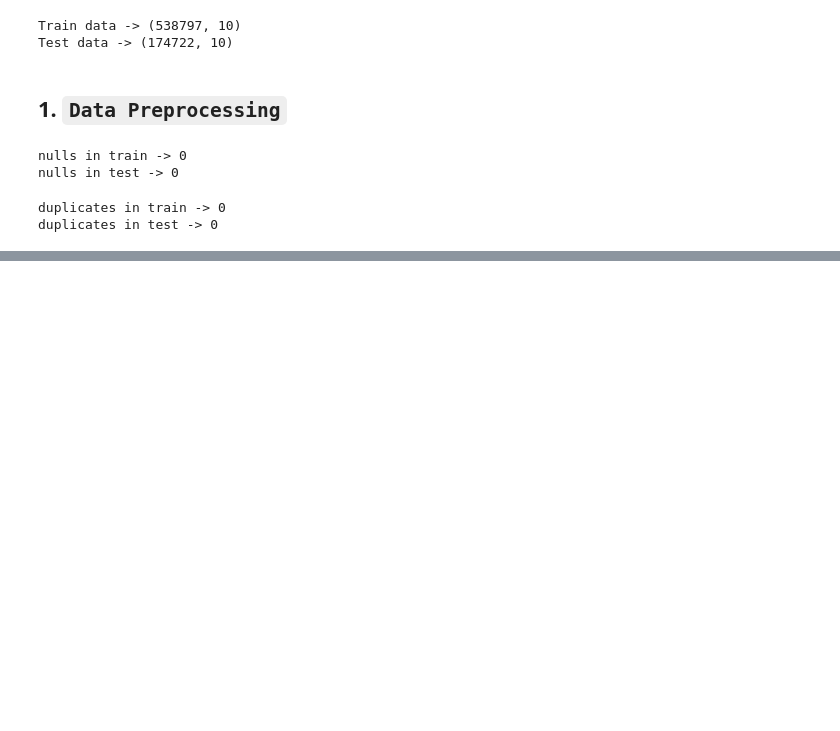
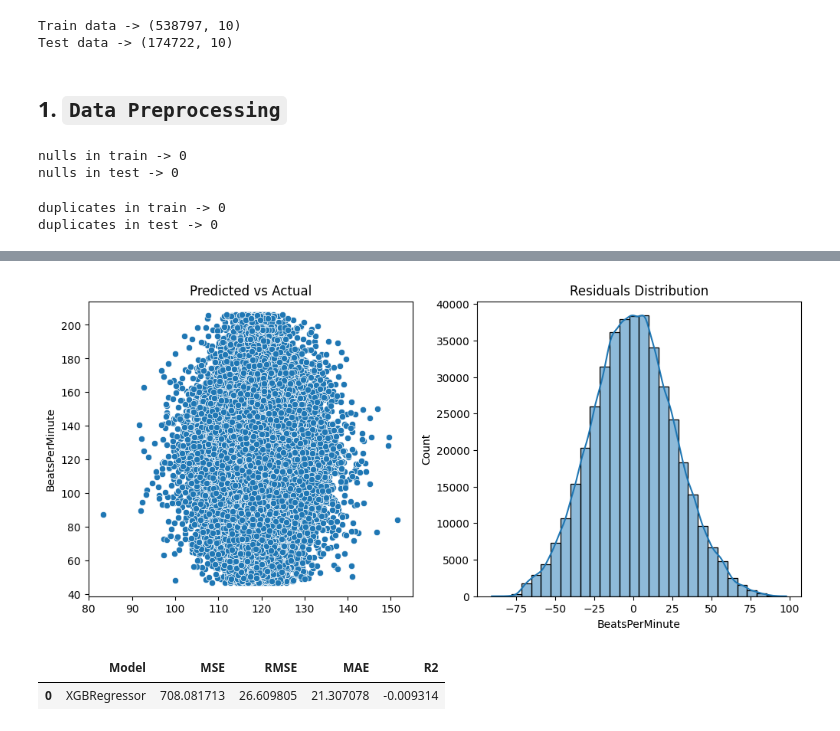
Before and after one commit to KarthikNot/Kaggle-S5E9, a Jupyter notebook: notebooks/Kaggle S5E9.ipynb, the cells around one changed output, grey strips where cells are left out. Drawn from its saved outputs; the diff is of its cells as text; code cells hidden in the pictures; blank space fills up the shorter version.

```diff
--- a/notebooks/Kaggle S5E9.ipynb
+++ b/notebooks/Kaggle S5E9.ipynb
@@ -231,7 +255,0 @@ dtype: float64
-# %%
-addFeatures = ['MoodScore / InstrumentalScore',
-              'RhythmScore / InstrumentalScore']
-
-for f in addFeatures:
-    trainData[f] = trainData[f.split('/')[0].strip()] / (trainData[f.split('/')[1].strip()] + 1e-5)
-    testData[f] = testData[f.split('/')[0].strip()] / (testData[f.split('/')[1].strip()])
@@ -248,0 +278,42 @@ saveSubmission(testData, FE1Model, 'submissionFE1.csv')
+# %%
+def trainModel(model, X_train, y_train):
+    pred_oof = cross_val_predict(model, X_train, y_train, cv=5, n_jobs=-1)
+
+    mse = mean_squared_error(y_train, pred_oof)
+    rmse = np.sqrt(mse)
+    mae = mean_absolute_error(y_train, pred_oof)
+    r2 = r2_score(y_train, pred_oof)
+
+    result = pd.DataFrame([[model.__class__.__name__, mse, rmse, mae, r2]],
+                          columns=["Model","MSE","RMSE","MAE","R2"])
+
+    residuals = y_train - pred_oof
+
+    fig, ax = plt.subplots(1, 2, figsize=(12,5))
+    sns.scatterplot(x=pred_oof, y=y_train, ax=ax[0])
+    ax[0].set_title("Predicted vs Actual")
+    sns.histplot(residuals, bins=30, kde=True, ax=ax[1])
+    ax[1].set_title("Residuals Distribution")
+    plt.show()
+
+    return result
+# %%
+def dataSplit(trainData : pd.DataFrame, features : pd.Series) -> List[np.ndarray]:
+    X = trainData.drop('BeatsPerMinute', axis = 1)
+    y = trainData['BeatsPerMinute']
+
+    X_train, X_test, y_train, y_test = train_test_split(X, y, test_size = 0.2, random_state = 42)
+
+    return [X_train, X_test, y_train, y_test]
+
+X_train, X_test, y_train, y_test = dataSplit(trainData, trainData.drop('BeatsPerMinute', axis=1).columns)
+features = X_train.columns
+results = pd.concat([
+    trainModel(XGBRegressor(), X_train, y_train),
+], ignore_index=True)
+
+results.head()
+# %% [output]
+[figure, added]
+|  | Model | MSE | RMSE | MAE | R2 |
+| 0 | XGBRegressor | 708.081713 | 26.609805 | 21.307078 | -0.009314 |
```
Also changed, not shown: parts of 27 cells of this notebook.
